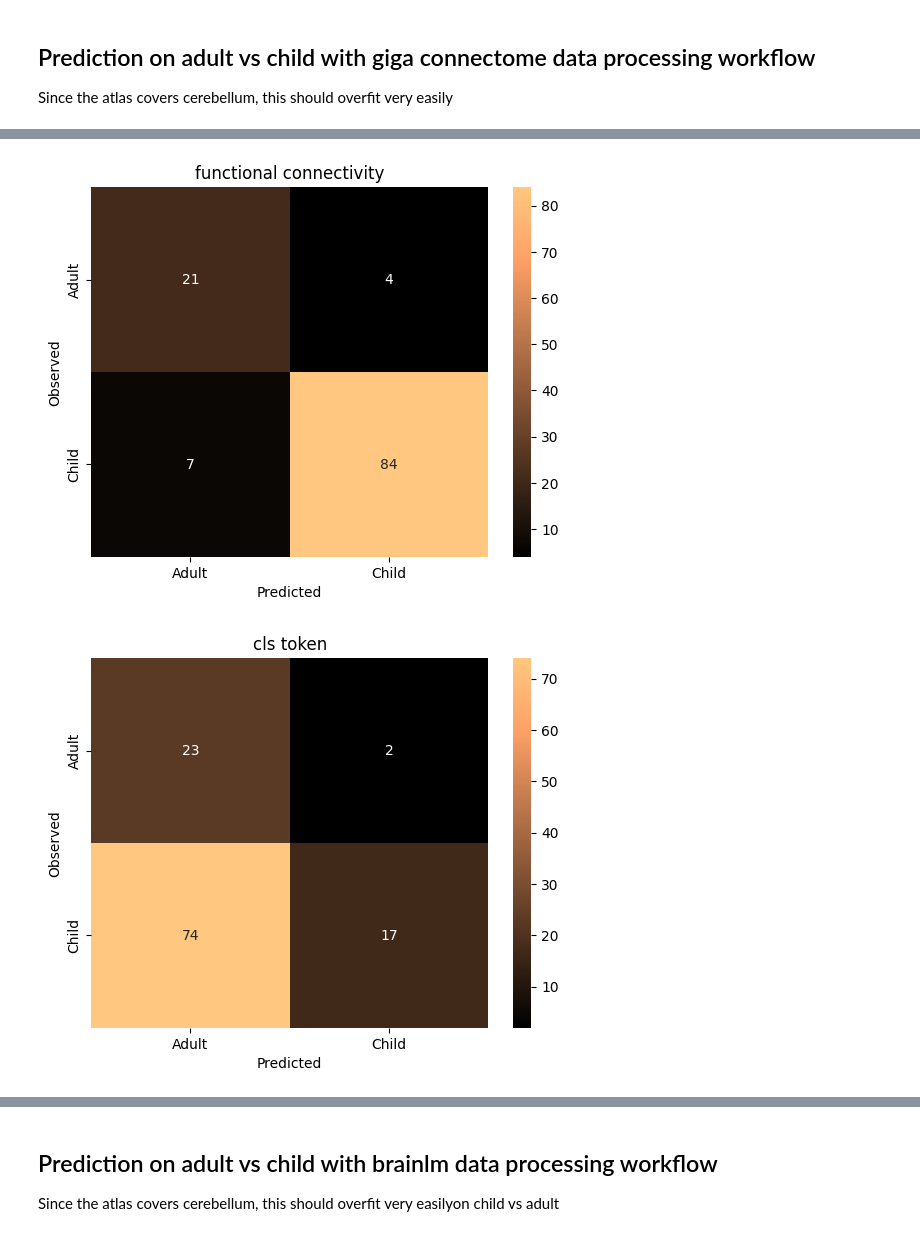
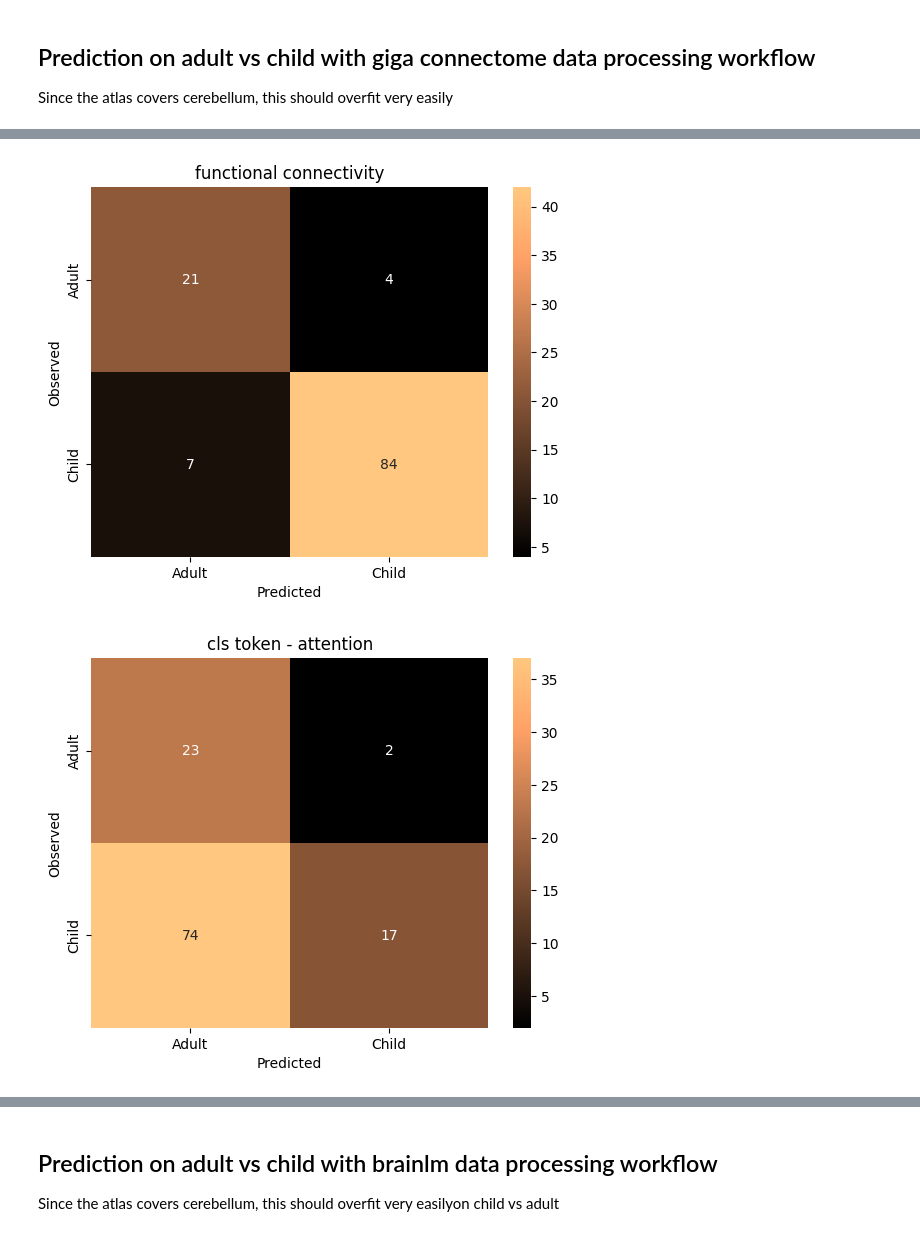
Before and after one commit to htwangtw/hfplayground, a Jupyter notebook: notebooks/cls_token_transfer_inference.ipynb, the cells around one changed output, grey strips where cells are left out. Saved outputs shown, nothing was run; the diff lists cells and outputs as text; code cells hidden in the pictures.

```diff
--- a/notebooks/cls_token_transfer_inference.ipynb
+++ b/notebooks/cls_token_transfer_inference.ipynb
@@ -39,7 +48,7 @@ def pca_svc(C, x, y):
 
     thresh = overall_cm.max() / 2
     cmdf = pd.DataFrame(overall_cm, index = ['Adult','Child'], columns = ['Adult','Child'])
-    sns.heatmap(cmdf, cmap='copper', annot=cmdf)
+    sns.heatmap(cmdf, cmap='copper', annot=cmdf, vmax=thresh)
     plt.xlabel('Predicted')
     plt.ylabel('Observed')
 # %% [markdown]
@@ -92,12 +104,16 @@ correlation_measure = ConnectivityMeasure(
 )
 ts = [np.array(example).reshape(3, 424, 160)[0].T for example in features['padded_recording']]
 fc = correlation_measure.fit_transform(ts)
+
 plt.figure()
 plt.title("functional connectivity")
 pca_svc(1000, fc, y_ageclass)
 plt.figure()
-plt.title("cls token")
+plt.title("cls token - attention")
 pca_svc(1, cls_token, y_ageclass)
+plt.figure()
+plt.title("cls token - embedding")
+pca_svc(1, np.array(features['embedding']).squeeze(), y_ageclass)
 # %% [output]
 Overall Accuracy: 0.9051724137931034
               precision    recall  f1-score   support
@@ -121,2 +135,2 @@ weighted avg       0.75      0.34      0.32       116
-[figure, old version]
+[figure, new version]
-[figure, old version]
+[figure, new version]
```
Also changed, not shown: parts of 5 cells of this notebook, 2 other files.
